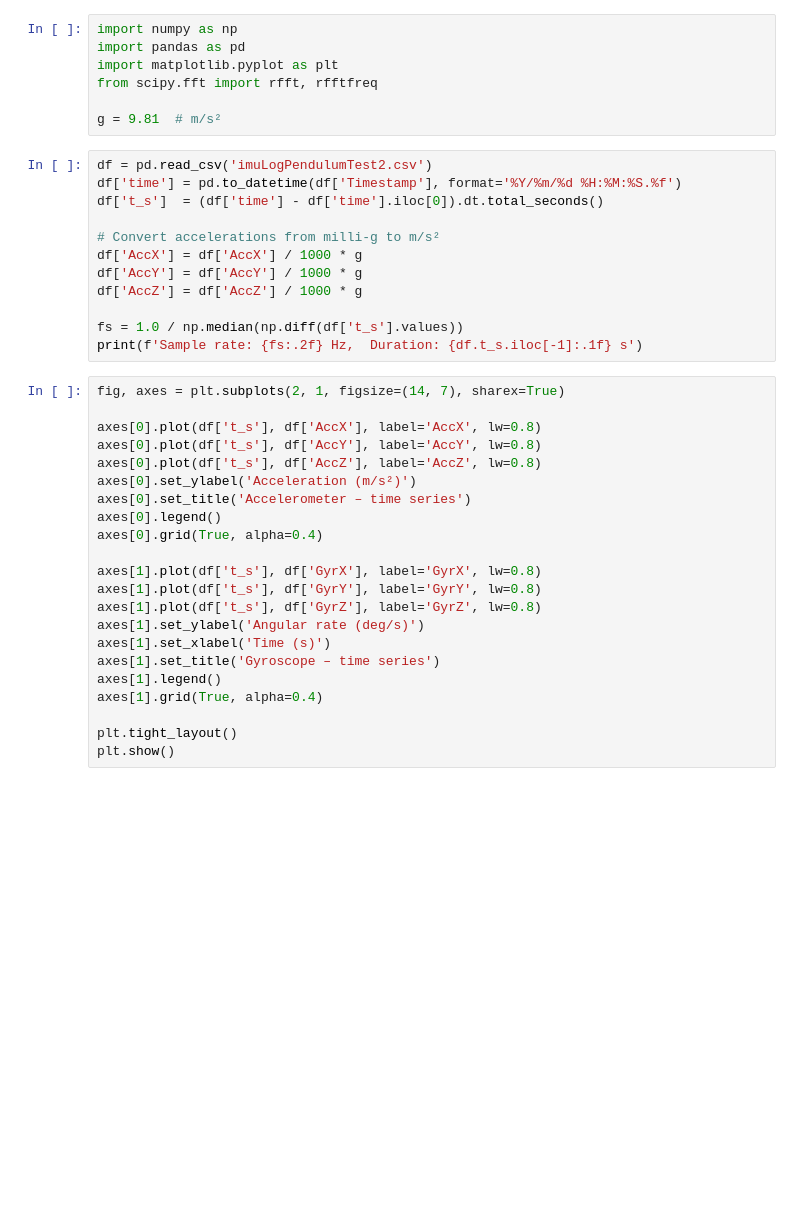
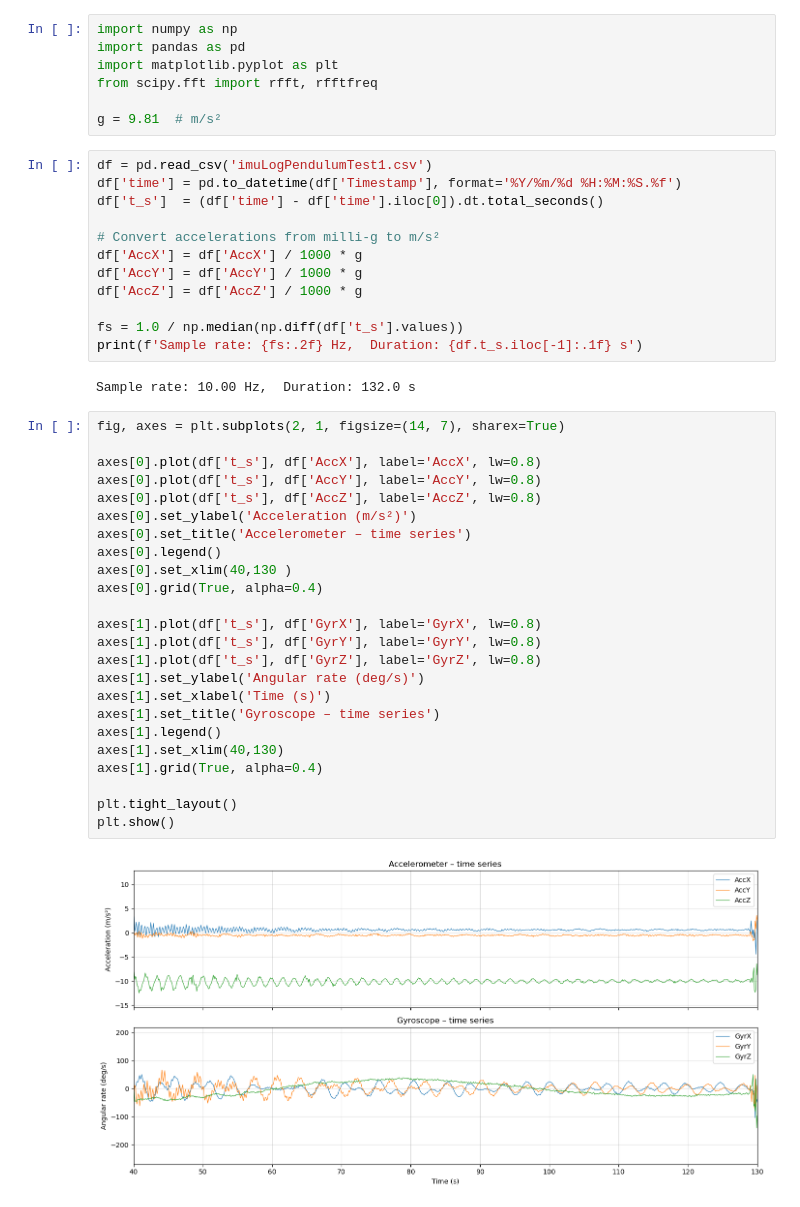
Before and after one commit to arobotdinosaur/MAE_223_Work, a Jupyter notebook: PendulumFFT_Simple.ipynb, the cells around one changed output. Drawn from its saved outputs; the diff is of its cells as text; blank space fills up the shorter version.

Commit message:
little pendulum edit

```diff
--- a/PendulumFFT_Simple.ipynb
+++ b/PendulumFFT_Simple.ipynb
@@ -6,7 +6,7 @@ from scipy.fft import rfft, rfftfreq
 
 g = 9.81  # m/s²
 # %%
-df = pd.read_csv('imuLogPendulumTest2.csv')
+df = pd.read_csv('imuLogPendulumTest1.csv')
 df['time'] = pd.to_datetime(df['Timestamp'], format='%Y/%m/%d %H:%M:%S.%f')
 df['t_s']  = (df['time'] - df['time'].iloc[0]).dt.total_seconds()
 
@@ -17,28 +17,34 @@ df['AccZ'] = df['AccZ'] / 1000 * g
 
 fs = 1.0 / np.median(np.diff(df['t_s'].values))
 print(f'Sample rate: {fs:.2f} Hz,  Duration: {df.t_s.iloc[-1]:.1f} s')
+# %% [output]
+Sample rate: 10.00 Hz,  Duration: 132.0 s
 # %%
 fig, axes = plt.subplots(2, 1, figsize=(14, 7), sharex=True)
 
 axes[0].plot(df['t_s'], df['AccX'], label='AccX', lw=0.8)
 axes[0].plot(df['t_s'], df['AccY'], label='AccY', lw=0.8)
 axes[0].plot(df['t_s'], df['AccZ'], label='AccZ', lw=0.8)
 axes[0].set_ylabel('Acceleration (m/s²)')
 axes[0].set_title('Accelerometer – time series')
 axes[0].legend()
+axes[0].set_xlim(40,130 )
 axes[0].grid(True, alpha=0.4)
 
 axes[1].plot(df['t_s'], df['GyrX'], label='GyrX', lw=0.8)
 axes[1].plot(df['t_s'], df['GyrY'], label='GyrY', lw=0.8)
 axes[1].plot(df['t_s'], df['GyrZ'], label='GyrZ', lw=0.8)
 axes[1].set_ylabel('Angular rate (deg/s)')
 axes[1].set_xlabel('Time (s)')
 axes[1].set_title('Gyroscope – time series')
 axes[1].legend()
+axes[1].set_xlim(40,130)
 axes[1].grid(True, alpha=0.4)
 
 plt.tight_layout()
 plt.show()
+# %% [output]
+[figure, added]
 # %%
 # ── FFT window (seconds) — adjust to focus on the swinging portion ──
 T_START = 50.0
```
Also changed, not shown: parts of 1 cell of this notebook.
